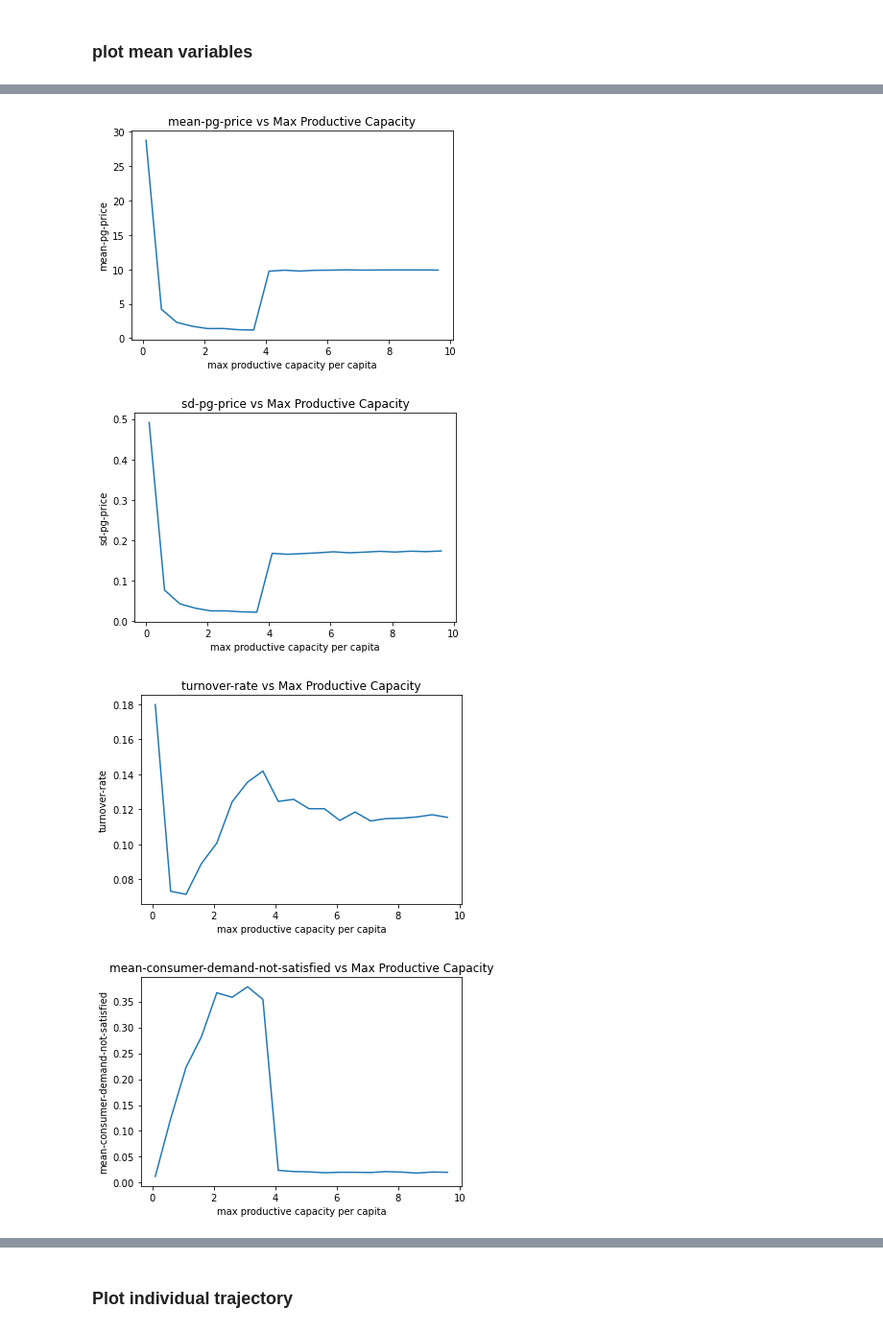
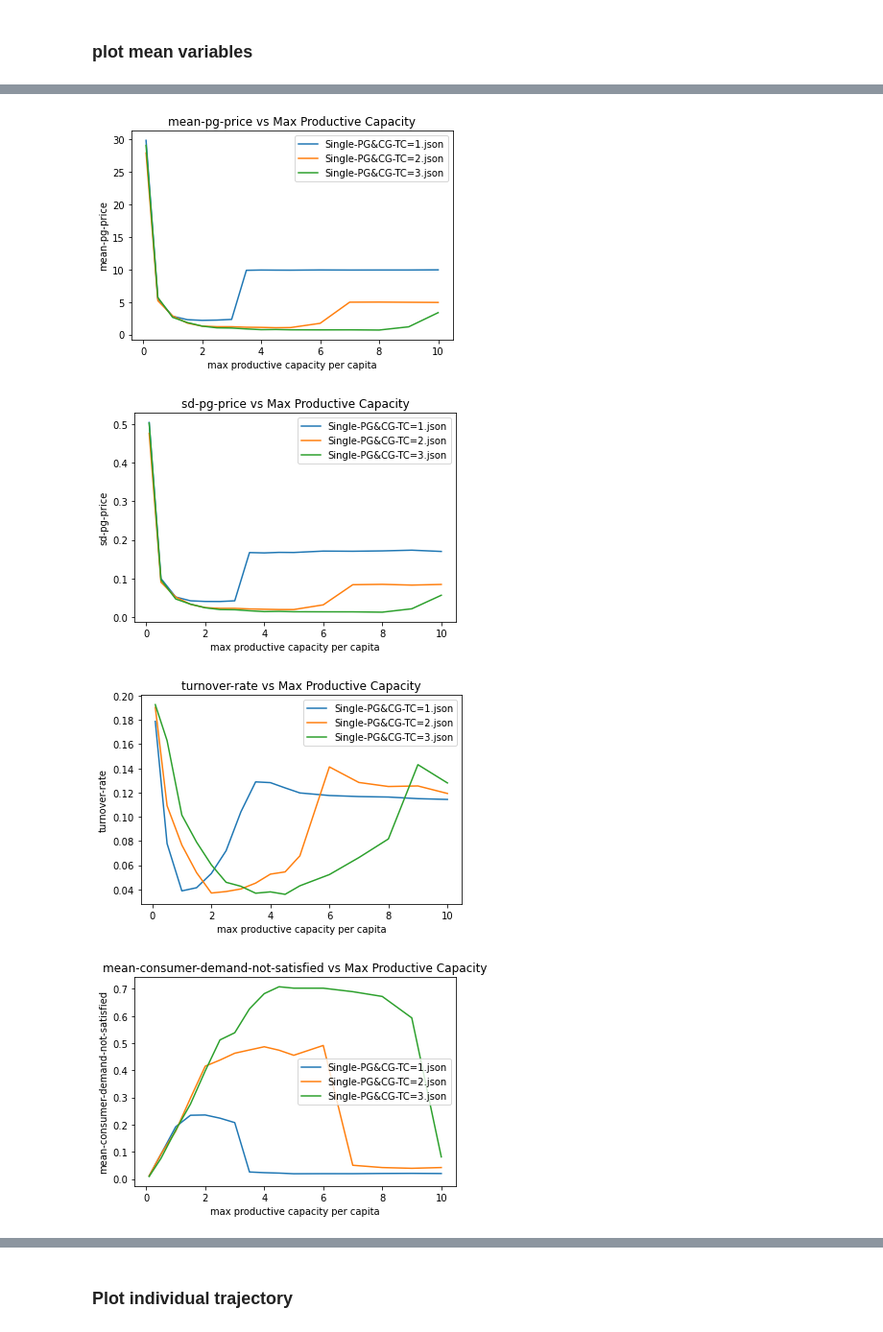
Before and after one commit to jzkelter/tabular-standards, a Jupyter notebook: Experiments/2022.07.05 single firm vary prod-capacity and tech-param/2022.07.05 single firm vary prod-capacity and tech-param.ipynb, the cells around one changed output, grey strips where cells are left out. Shown at 96% size. Saved outputs shown, nothing was run; the diff lists cells and outputs as text; code cells hidden in the pictures.

```diff
--- a/Experiments/2022.07.06-1-and-2-layer-productive-capacity/1&2 layer structureLinear production varying productive capacity.ipynb
+++ b/Experiments/2022.07.05 single firm vary prod-capacity and tech-param/2022.07.05 single firm vary prod-capacity and tech-param.ipynb
@@ -57,14 +60,25 @@ gini-coefficient
 import pandas as pd
 import numpy as np
 import matplotlib.pyplot as plt
-filename = "1-and-2-layer-vary-primary-prod-capacity-table.csv"
+import matplotlib
+filename = "single-firm-vary-primary-prod-capacity-and-tech-constant.csv"
 df = pd.read_csv(filename, skiprows=6)
 
-## Single firm PG&CG setup
-df1 = df[df["setup-structure"] == "Single-PG&CG-Firm.json"]
+def map_setup_structure_to_color(ss):
+    if "=1" in ss:
+        return 1
+    elif "=2" in ss:
+        return 2
+    elif "=3" in ss:
+        return 3
 
-## Two layer setup PG -> CG setup
-df2 = df[df["setup-structure"] == "Two-Layer-PG-CG.json"]
+df["color"] = df['setup-structure'].apply(map_setup_structure_to_color)
+#  "Single-PG&CG-TC=2.json" "Single-PG&CG-TC=3.json"
+# ## tech parameter of
+# df1 = df[df["setup-structure"] == "Single-PG&CG-TC=1.json"]
+
+# # ## Two layer setup PG -> CG setup
+# # df2 = df[df["setup-structure"] == "Two-Layer-PG-CG.json"]
 # %%
 df.columns
 # %% [output]
@@ -90,7 +104,12 @@ PLOT_VARS = ['unemployment-rate', 'total-sales', 'mean-cg-price', 'sd-cg-price',
 
 def plot_mean_vs_prod_capacity(ladf, var):
     plt.figure()
-    plt.plot(ladf.index, ladf[var])
+    setup_structures = ladf['setup-structure'].unique()
+    for ss in setup_structures:
+        tladf = ladf[ladf['setup-structure']==ss]
+        plt.plot(tladf['max-prod-capacity-per-capita'], tladf[var])
+
+    plt.legend(setup_structures)
     plt.xlabel("max productive capacity per capita")
     plt.ylabel(var)
     plt.title(var + " vs Max Productive Capacity")
@@ -114,6 +133,8 @@ def plot_var_timeseries(ldf):
 # %% [markdown]
 ### plot mean variables
 # %%
-adf = df1[df1['[step]'] >= 2000].groupby('max-prod-capacity-per-capita').mean()
+
+# adf = df[(df['[step]'] >= 2000) & (df['setup-structure']=="Single-PG&CG-TC=2.json")].groupby('max-prod-capacity-per-capita').mean()
+adf = df[df['[step]'] >= 2000].groupby(['max-prod-capacity-per-capita', 'setup-structure']).mean().reset_index()
 plot_vars_vs_prod_capacity(adf)
 # %% [output]
@@ -124,4 +145,4 @@ plot_vars_vs_prod_capacity(adf)
-[figure, old version]
+[figure, new version]
-[figure, old version]
+[figure, new version]
-[figure, old version]
+[figure, new version]
-[figure, old version]
+[figure, new version]
```
Also changed, not shown: parts of 3 cells of this notebook, 2 other files.
